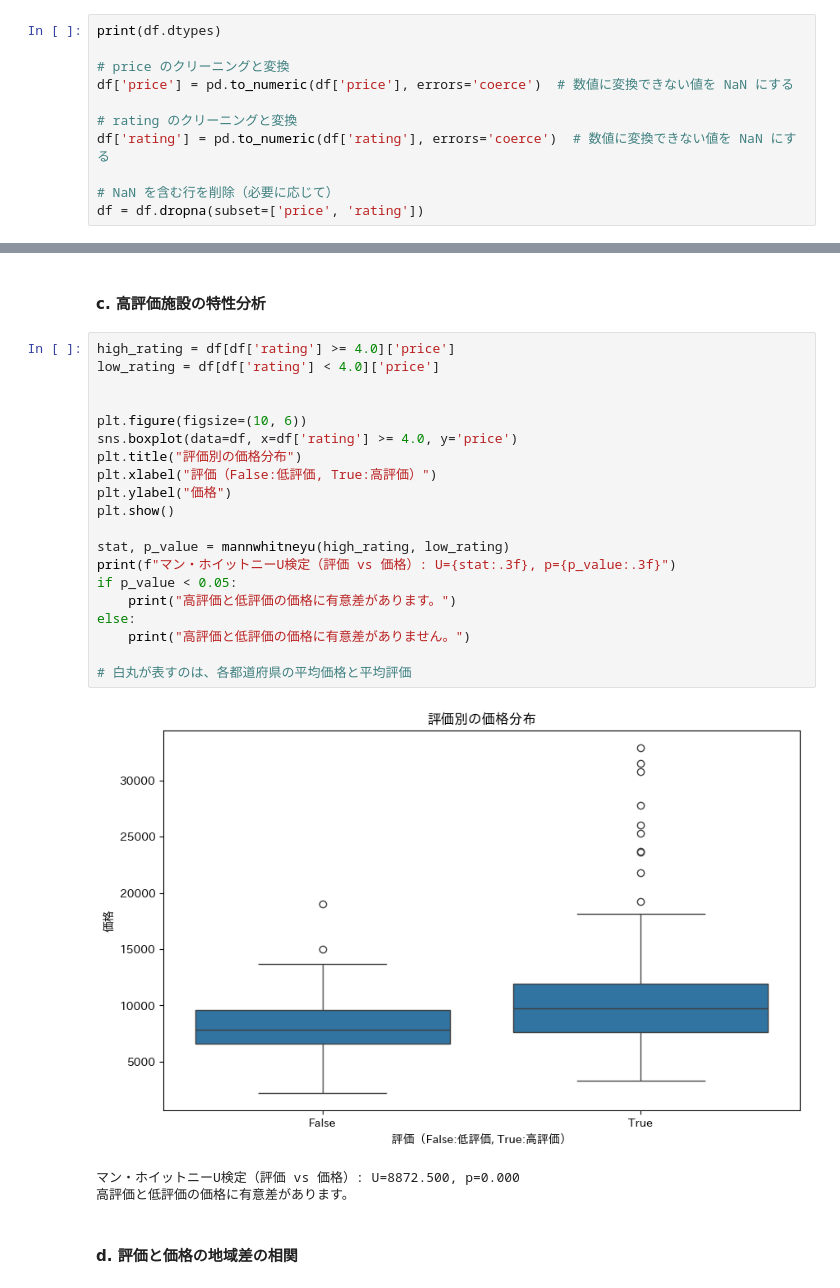
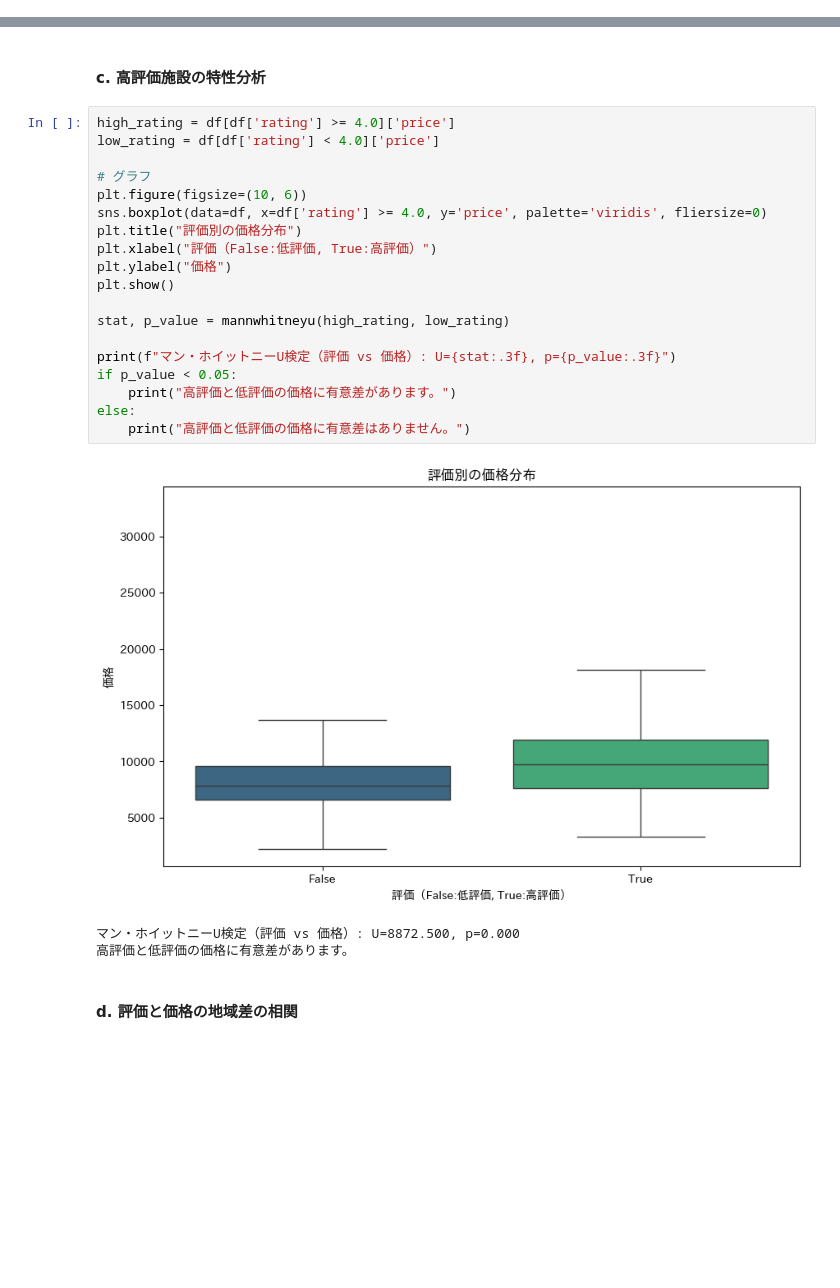
Before and after one commit to mt-hata/dsprog2-calculator, a Jupyter notebook: trip/final.ipynb, the cells around one changed output, grey strips where cells are left out. Saved outputs shown, nothing was run; the diff lists cells and outputs as text; blank space fills up the shorter version.

```diff
--- a/trip/final.ipynb
+++ b/trip/final.ipynb
@@ -287,13 +286,2 @@ ANOVA 検定: F=4.548, p=0.000
 # %% [markdown]
 #### c. 高価格 vs 低価格の特性比較
-# %%
-print(df.dtypes)
-
-# price のクリーニングと変換
-df['price'] = pd.to_numeric(df['price'], errors='coerce')  # 数値に変換できない値を NaN にする
-
-# rating のクリーニングと変換
-df['rating'] = pd.to_numeric(df['rating'], errors='coerce')  # 数値に変換できない値を NaN にする
-
-# NaN を含む行を削除（必要に応じて）
-df = df.dropna(subset=['price', 'rating'])
@@ -385,25 +366,24 @@ plt.show()
 # %%
 high_rating = df[df['rating'] >= 4.0]['price']
 low_rating = df[df['rating'] < 4.0]['price']
 
-
+# グラフ
 plt.figure(figsize=(10, 6))
-sns.boxplot(data=df, x=df['rating'] >= 4.0, y='price')
+sns.boxplot(data=df, x=df['rating'] >= 4.0, y='price', palette='viridis', fliersize=0)
 plt.title("評価別の価格分布")
 plt.xlabel("評価（False:低評価, True:高評価）")
 plt.ylabel("価格")
 plt.show()
 
 stat, p_value = mannwhitneyu(high_rating, low_rating)
+
 print(f"マン・ホイットニーU検定（評価 vs 価格）: U={stat:.3f}, p={p_value:.3f}")
 if p_value < 0.05:
     print("高評価と低評価の価格に有意差があります。")
 else:
-    print("高評価と低評価の価格に有意差がありません。")
-
-# 白丸が表すのは、各都道府県の平均価格と平均評価
+    print("高評価と低評価の価格に有意差はありません。")
 # %% [output]
-[figure, old version]
+[figure, new version]
 マン・ホイットニーU検定（評価 vs 価格）: U=8872.500, p=0.000
 高評価と低評価の価格に有意差があります。
 # %% [markdown]
```
Also changed, not shown: parts of 3 cells of this notebook.
